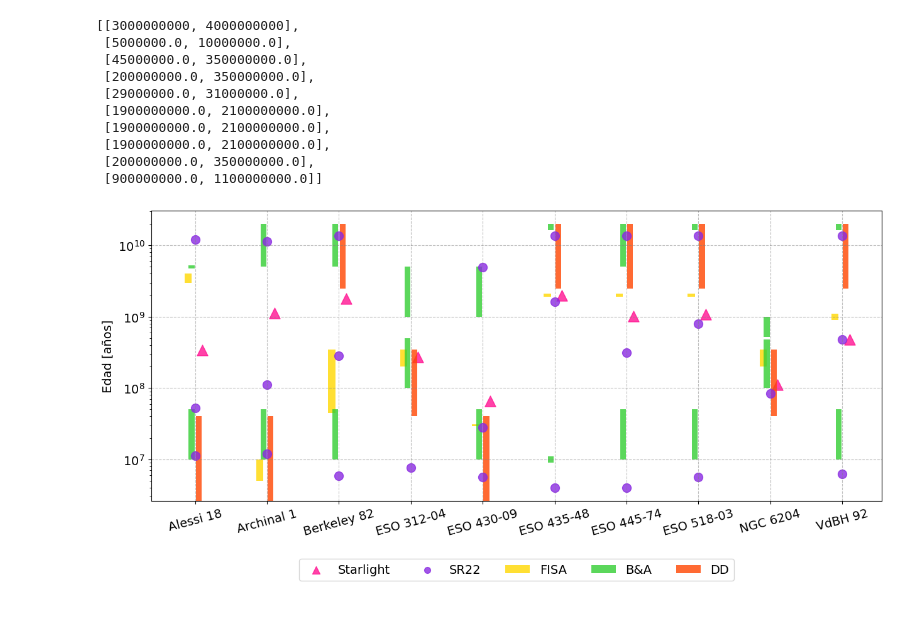
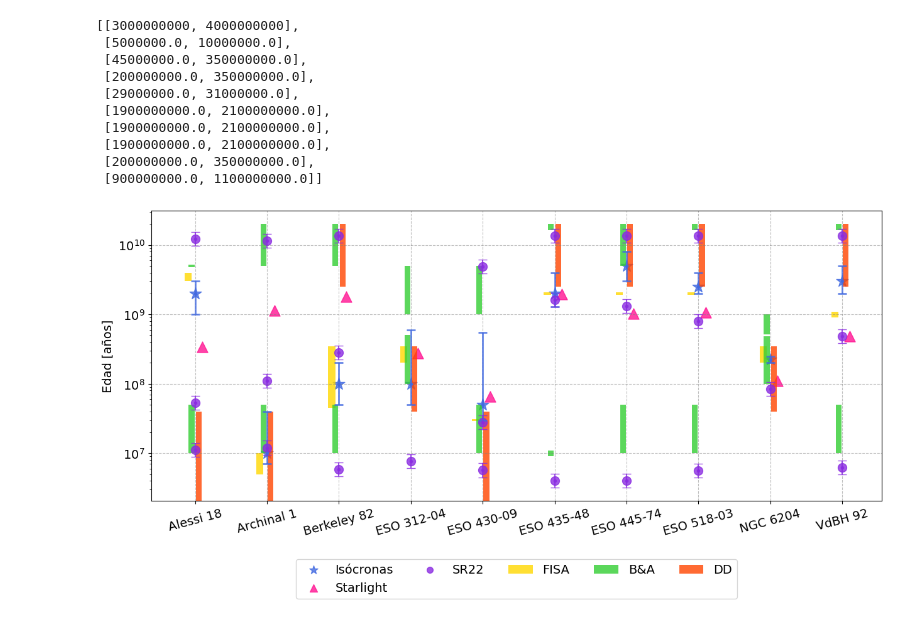
Before and after one commit to ana-garcia1/C-mulos, a Jupyter notebook: Edades_10.ipynb, the cells around one changed output. Cells and saved outputs as stored; diff of their text form; code cells hidden in the pictures.

```diff
--- a/Edades_10.ipynb
+++ b/Edades_10.ipynb
@@ -194,16 +234,36 @@ FEDE_SH2 = [12.1756,
 13.6,
 0,
 13.6]
-#FEDE_SH2_einf = [0,1,3,3]
-#FEDE_SH2_esup = [0,2,4,4]
+
+FEDE_SH2_einf = [2.5042,
+2.3476,
+2.7971,
+0,
+1.0117,
+2.7971,
+2.7971,
+2.7971,
+0,
+2.7971]
+
+FEDE_SH2_esup = [3.1526,
+2.9555,
+3.5214,
+0,
+1.2736,
+3.5214,
+3.5214,
+3.5214,
+0,
+3.5214]
 
 FEDE_SH2_yr = []
-#FEDE_SH2_einf_yr = []
-#FEDE_SH2_esup_yr = []
+FEDE_SH2_einf_yr = []
+FEDE_SH2_esup_yr = []
 for i in range(len(FEDE_SH2)):
     FEDE_SH2_yr.append(FEDE_SH2[i] * 1000000000)
- #   FEDE_SH2_einf_yr.append(FEDE_SH2_einf[i] * 1000000000)
- #   FEDE_SH2_esup_yr.append(FEDE_SH2_esup[i] * 1000000000)
+    FEDE_SH2_einf_yr.append(FEDE_SH2_einf[i] * 1000000000)
+    FEDE_SH2_esup_yr.append(FEDE_SH2_esup[i] * 1000000000)
 # %%
 starlight = (0.341,
 1.13,
@@ -249,8 +309,8 @@ ax.set_ylabel('Nombre del Eje Y',)
 x = np.arange(0, 10)
 
 #Isócronas
-#plt.scatter(x, fotom_yr, marker='*', s=200, alpha=0.8, color='royalblue', label='Isócronas')
-#plt.errorbar(x, fotom_yr, yerr=(fotom_err_inf_yr, fotom_err_sup_yr), fmt='.', c='royalblue', elinewidth=2, capsize=5, capthick=2, alpha=0.8)
+plt.scatter(x, fotom_yr, marker='*', s=200, alpha=0.8, color='royalblue', label='Isócronas')
+plt.errorbar(x, fotom_yr, yerr=(fotom_err_inf_yr, fotom_err_sup_yr), fmt='.', c='royalblue', elinewidth=2, capsize=5, capthick=2, alpha=0.8)
 
 #FISA
 plt.bar(x-0.1, fisa_alturas, bottom=fisa_mins, width=0.1, alpha=0.8, color='gold', label='FISA')
@@ -259,35 +319,35 @@ plt.bar(x-0.1, fisa_alturas, bottom=fisa_mins, width=0.1, alpha=0.8, color='gold
 plt.scatter(x+0.1, starlight_yr, marker='^', s=150, alpha=0.8, color='deeppink', label='Starlight')
 
 #BA1
 plt.bar(x-0.05, BA1_alturas, bottom=BA1_mins, width=0.08, alpha=0.8, color='limegreen', label='B&A')
 
 #BA2
 plt.bar(x-0.05, BA2_alturas, bottom=BA2_mins, width=0.08, alpha=0.8, color='limegreen')
 
 
 #DD
 plt.bar(x+0.05, DD_alturas, bottom=DD_mins, width=0.08, alpha=0.8, color='orangered', label='DD')
 
 #Fede SM
 plt.scatter(labels, FEDE_SM_yr, marker='o', c='blueviolet', s = 100, alpha=0.8, label='SR22')
-#plt.errorbar(labels, FEDE_SM_yr, yerr=(FEDE_SM_einf_yr, FEDE_SM_esup_yr), fmt='.', c='blueviolet', capsize=5, alpha=0.8)
+plt.errorbar(labels, FEDE_SM_yr, yerr=(FEDE_SM_einf_yr, FEDE_SM_esup_yr), fmt='.', c='blueviolet', capsize=5, alpha=0.8)
 
 #Fede SH1
 plt.scatter(labels, FEDE_SH1_yr, marker='o', c='blueviolet', s = 100, alpha=0.8)
-#plt.errorbar(labels, FEDE_SH1_yr, yerr=(FEDE_SH1_einf_yr, FEDE_SH1_esup_yr), fmt='.', c='blueviolet', capsize=5, alpha=0.8)
+plt.errorbar(labels, FEDE_SH1_yr, yerr=(FEDE_SH1_einf_yr, FEDE_SH1_esup_yr), fmt='.', c='blueviolet', capsize=5, alpha=0.8)
 
 #Fede SH2
 plt.scatter(labels, FEDE_SH2_yr, marker='o', c='blueviolet', s = 100, alpha=0.8)
-#plt.errorbar(labels, FEDE_SH2_yr, yerr=(FEDE_SH2_einf_yr, FEDE_SH2_esup_yr), fmt='.', c='blueviolet', capsize=5, alpha=0.8)
+plt.errorbar(labels, FEDE_SH2_yr, yerr=(FEDE_SH2_einf_yr, FEDE_SH2_esup_yr), fmt='.', c='blueviolet', capsize=5, alpha=0.8)
 
 plt.ylabel('Edad [años]', fontsize=14)
 plt.legend(markerscale=0.7, ncols=5, fontsize=14, bbox_to_anchor=(0.5, -0.2), loc='upper center', borderaxespad=0.)
 
 plt.yscale('log')
 
 #plt.ylim(3000000,20000000000)
 
 
-plt.savefig('comp_metodos_espec.png', bbox_inches='tight')
+plt.savefig('comp_metodos.png', bbox_inches='tight')
 # %% [output]
-[figure, old version]
+[figure, new version]
```
Also changed, not shown: parts of 2 cells of this notebook.
